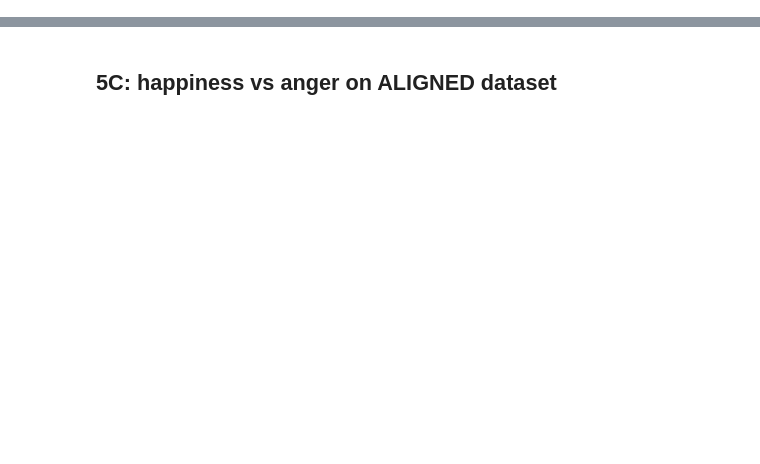
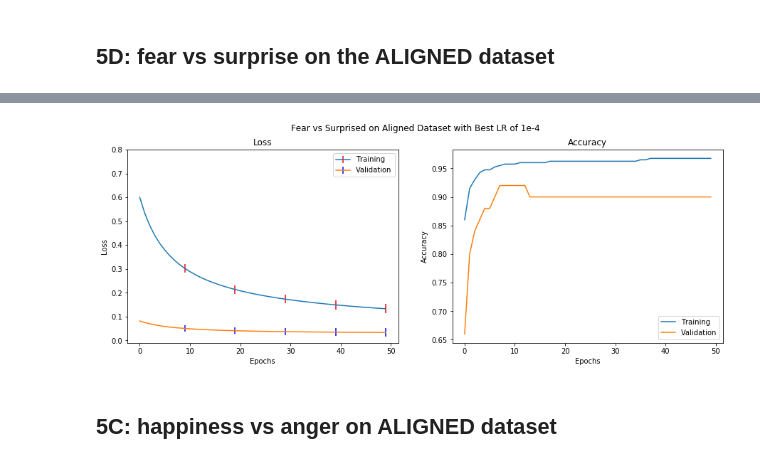
Before and after one commit to dukelin95/dl_projects, a Jupyter notebook: regression_pca/plot_hw.ipynb, the cells around one changed output, grey strips where cells are left out. Cells and saved outputs as stored; diff of their text form; code cells hidden in the pictures; blank space fills up the shorter version.

```diff
--- a/regression_pca/plot_hw.ipynb
+++ b/regression_pca/plot_hw.ipynb
@@ -41,3 +21,70 @@ from trainer import Trainer
 
 import matplotlib.pyplot as plt
 import numpy as np
+# %% [markdown]
+## 5D: fear vs surprise on the ALIGNED dataset
+# %%
+# TODO does this differ from what we observed above? why?
+# using best learning rate from part c,
+# then plots from #4
+# average loss and acc
+
+lr = 1e-4
+num_epochs = 50
+num_pca_comps = 15
+k = 10
+dl = Dataloader("./facial_expressions_data/aligned/")
+emotions = ['fear', 'surprise']
+method = 'batch'
+cl = LogisticRegression()
+
+trainer = Trainer(cl, dl, emotions, method)
+train_eval, val_eval, test_eval = trainer.train(lr, num_epochs, num_pca_comps, k)
+
+train_loss = [np.mean([train_eval[fold][epoch][0] for fold in range(10)]) for epoch in range(50)]
+train_acc = [np.mean([train_eval[fold][epoch][1] for fold in range(10)]) for epoch in range(50)]
+
+val_loss = [np.mean([val_eval[fold][epoch][0] for fold in range(10)]) for epoch in range(50)]
+val_acc = [np.mean([val_eval[fold][epoch][1] for fold in range(10)]) for epoch in range(50)]
+
+train_loss_std = np.zeros(50)
+val_loss_std = np.zeros(50)
+train_acc_std = np.zeros(50)
+val_acc_std = np.zeros(50)
+for epoch in [9, 19, 29, 39, 49]:
+    train_loss_std[epoch] = np.std([train_eval[fold][epoch][0] for fold in range(10)])
+    train_acc_std[epoch] = np.std([train_eval[fold][epoch][1] for fold in range(10)])
+
+    val_loss_std[epoch] = np.std([val_eval[fold][epoch][0] for fold in range(10)])
+    val_acc_std[epoch] = np.std([val_eval[fold][epoch][1] for fold in range(10)])
+
+plot_title = "Fear vs Surprised on Aligned Dataset with Best LR of 1e-4"
+data = [[train_loss, val_loss], [train_acc, val_acc]]
+
+sub_titles = ["Loss", "Accuracy"]
+x_labels = ["Epochs" for i in range(len(data))]
+y_labels = ["Loss", "Accuracy"]
+
+fig, axs = plt.subplots(1,len(data), figsize=(15,5))
+fig.suptitle(plot_title)
+
+axs = axs.flatten()
+for i in range(len(data)):
+    axs[i].set_title(sub_titles[i])
+    axs[i].set_xlabel(x_labels[i])
+    axs[i].set_ylabel(y_labels[i])
+
+    if i == 0:
+        axs[i].set_ylim(-0.01, 0.8)
+        axs[i].errorbar(range(len(data[i][0])), data[i][0], train_loss_std, label="Training", color ='C0', ecolor='r', capthick=1)
+        axs[i].errorbar(range(len(data[i][1])), data[i][1], val_loss_std, label="Validation", color ='C1', ecolor='b', capthick=1)
+    elif i == 1:
+        axs[i].plot(range(len(data[i][0])), data[i][0], label="Training")
+        axs[i].plot(range(len(data[i][1])), data[i][1], label="Validation")
+
+    axs[i].plot()
+    axs[i].legend()
+
+test_losses, test_accs = zip(*test_eval)
+print("Test Loss: {} Test Accuracy: {}".format(np.mean(np.array(test_losses)), np.mean(np.array(test_accs))))
+# %% [output]
@@ -44,3 +108,4 @@ import numpy as np
+[figure, added]
 # %% [markdown]
 ## 5C: happiness vs anger on ALIGNED dataset
 # %%
```
Also changed, not shown: parts of 9 cells of this notebook, 1 other file.
